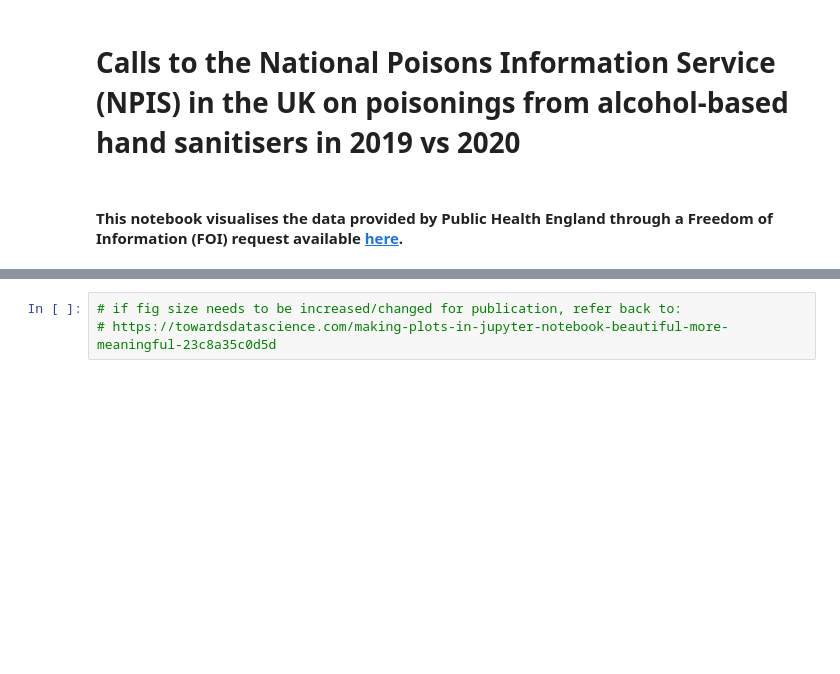
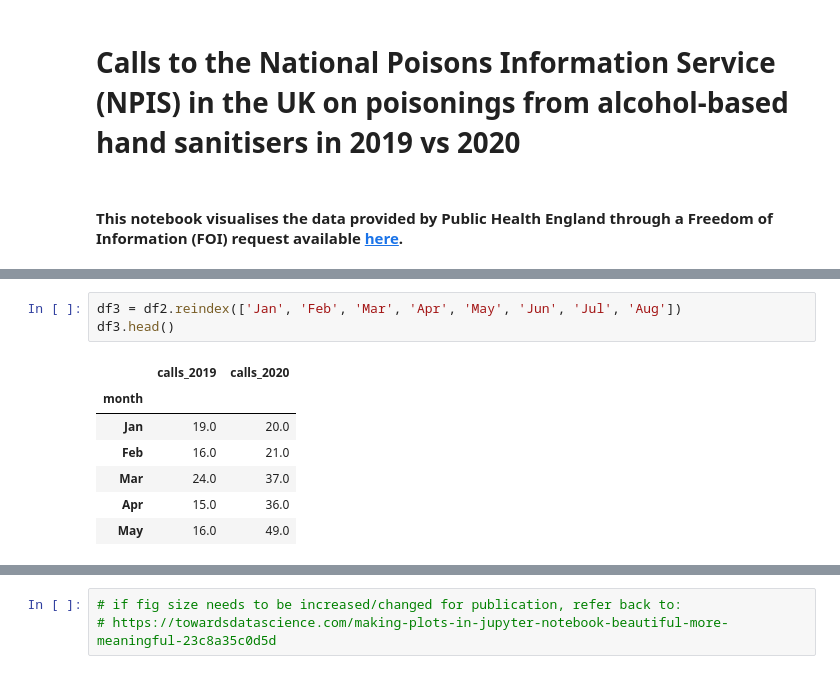
Before and after one commit to georgiarichards/georgiarichards.github.io, a Jupyter notebook: hand_sanitizer_deaths/calls_hand_san.ipynb, the cells around one changed output, grey strips where cells are left out. Cells and saved outputs as stored; diff of their text form; blank space fills up the shorter version.

```diff
--- a/hand_sanitizer_deaths/calls_hand_san.ipynb
+++ b/hand_sanitizer_deaths/calls_hand_san.ipynb
@@ -72,0 +35,11 @@ df1.info()
+# %%
+df3 = df2.reindex(['Jan', 'Feb', 'Mar', 'Apr', 'May', 'Jun', 'Jul', 'Aug'])
+df3.head()
+# %% [output]
+|  | calls_2019 | calls_2020 |
+| month |  |  |
+| Jan | 19.0 | 20.0 |
+| Feb | 16.0 | 21.0 |
+| Mar | 24.0 | 37.0 |
+| Apr | 15.0 | 36.0 |
+| May | 16.0 | 49.0 |
```
Also changed, not shown: parts of 11 cells of this notebook, 4 other files.
